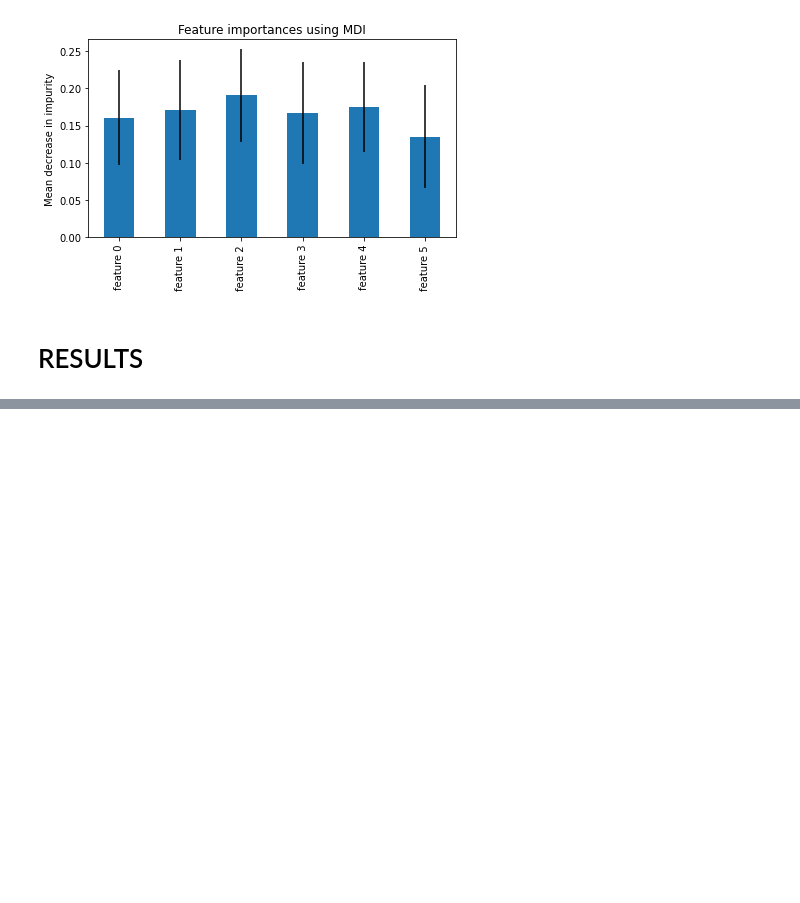
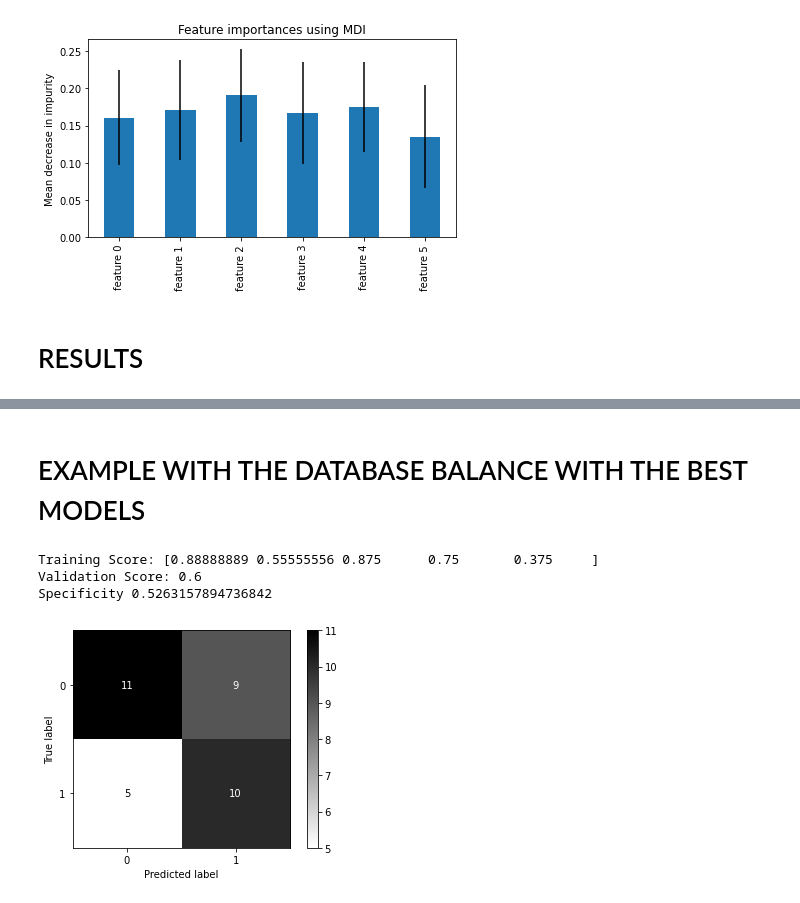
Before and after one commit to angeljcarrillo/LLMCRXDXT9dxq09b, a Jupyter notebook: LR.ipynb, the cells around one changed output, grey strips where cells are left out. Saved outputs shown, nothing was run; the diff lists cells and outputs as text; code cells hidden in the pictures; blank space fills up the shorter version.

Commit message:
Update
Balance data

```diff
--- a/LR.ipynb
+++ b/LR.ipynb
@@ -210,0 +226,34 @@ RandomForestClassifier(max_depth=3, random_state=0)
+# %% [markdown]
+# EXAMPLE WITH THE DATABASE BALANCE WITH THE BEST MODELS
+# %%
+# DELETE HAPPY COUSTUMERA FOR BALANCE DATA WITH BEST FEATURES
+x2 = X_best_features.loc[:,'X1':]
+y2=y;
+cont=0
+index=[]
+for i in range(len(y)):
+    if(y[i]==1):
+        cont=cont+1
+        index.append(i)
+        if(cont==12):
+            break
+new_x=x2.drop(index, axis=0)
+new_y=y2.drop(index, axis=0)
+# %%
+# DIVIDE DATA
+X_train, X_test, y_train, y_test = train_test_split(new_x, new_y, test_size=0.30, random_state=42)
+# %%
+# QuadraticDiscriminantAnalysis MODEL WITH DATA BALANCE
+clf = QuadraticDiscriminantAnalysis()
+print('Training Score:',cross_val_score(clf, X_train, y_train, cv=5, scoring='recall'))
+clf.fit(X_train, y_train)
+print('Validation Score:',clf.score(X_test, y_test))
+y_pred = clf.predict(X_test)
+matrix=confusion_matrix(y_test, y_pred)
+plot_confusion_matrix(clf, X_test, y_test, cmap='gray_r')
+print('Specificity',matrix[1,1]/(matrix[1,1]+matrix[0,1]))#Specificity (true negatives / all actual negatives) =TN / TN + FP
+# %% [output]
+Training Score: [0.88888889 0.55555556 0.875      0.75       0.375     ]
+Validation Score: 0.6
+Specificity 0.5263157894736842
+[figure, added]
```
Also changed, not shown: parts of 13 cells of this notebook.
